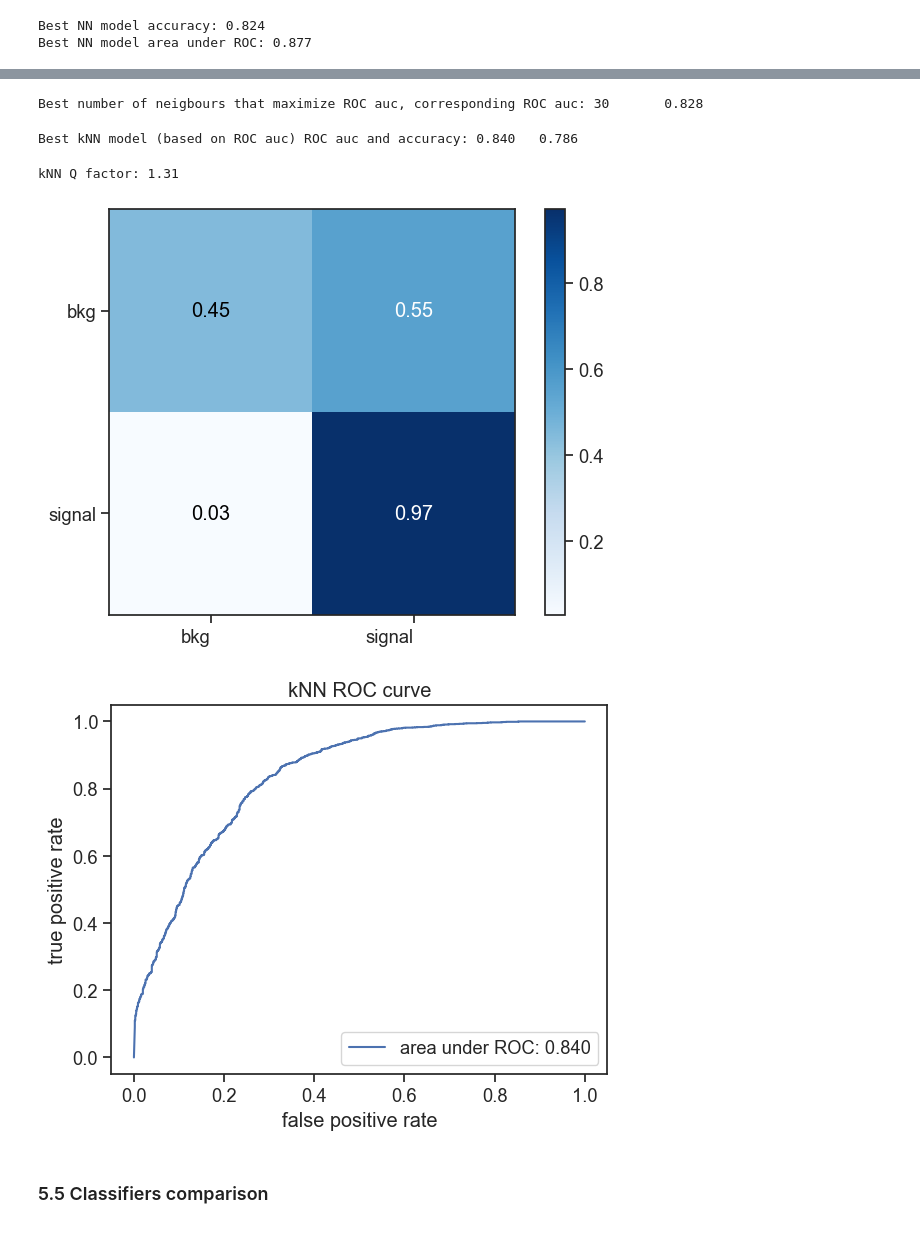
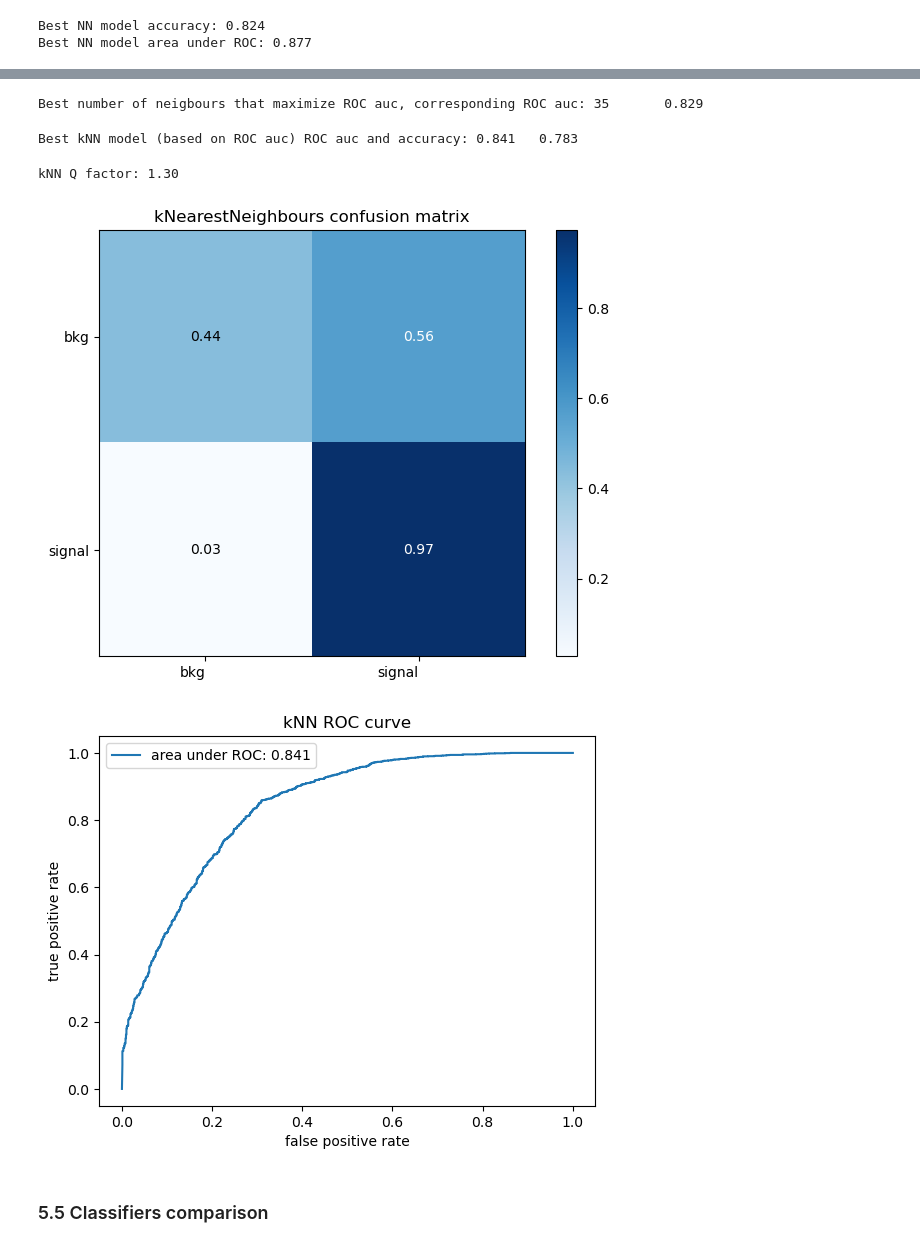
Before and after one commit to PhysicsOfData/LCP_projects_Y6, a Jupyter notebook: Project.ipynb, the cells around one changed output, grey strips where cells are left out. Drawn from its saved outputs; the diff is of its cells as text; code cells hidden in the pictures.

```diff
--- a/Project.ipynb
+++ b/Project.ipynb
@@ -381,7 +412,7 @@ for i in range(0, len(l_sig)):
     if i == 0:
         p_cumulative = 100 * np.sum(l_sorted_sig[0]) / np.sum(l_sorted_sig)
     else:
-        p_cumulative = 100 * np.sum(l_sorted_sig[0:i]) / np.sum(l_sorted_sig)
+        p_cumulative = 100 * np.sum(l_sorted_sig[0:i+1]) / np.sum(l_sorted_sig)
     p_single = 100 * np.sum(l_sorted_sig[i]) / np.sum(l_sorted_sig)
     perc_sig_cumulative.append(p_cumulative)
     perc_sig_single.append(p_single)
@@ -452,7 +483,7 @@ for i in range(0, len(l_sig)):
     if i == 0:
         p_cumulative = 100 * np.sum(l_sorted_bkg[0]) / np.sum(l_sorted_bkg)
     else:
-        p_cumulative = 100 * np.sum(l_sorted_bkg[0:i]) / np.sum(l_sorted_bkg)
+        p_cumulative = 100 * np.sum(l_sorted_bkg[0:i+1]) / np.sum(l_sorted_bkg)
     p_single = 100 * np.sum(l_sorted_bkg[i]) / np.sum(l_sorted_bkg)
     perc_bkg_cumulative.append(p_cumulative)
     perc_bkg_single.append(p_single)
@@ -983,7 +1036,7 @@ best_knn_roc_auc = 0
 # looping over kappas
 for k in kappas:
     knn = KNeighborsClassifier(n_neighbors=k, weights='distance', n_jobs=-1)
-    roc_cross_val = cross_val_score(knn, X_train_no_alpha, Y_train, cv=5, scoring='roc_auc').mean()
+    roc_cross_val = cross_val_score(knn, X_train_no_alpha, Y_train, cv=10, scoring='roc_auc').mean()
 
     if roc_cross_val > best_knn_roc_auc:
         best_knn_roc_auc = roc_cross_val
@@ -991,7 +1044,7 @@ for k in kappas:
 
 print(f'Best number of neigbours that maximize ROC auc, corresponding ROC auc: {best_knn[0]}\t{best_knn[1]:.3f}')
 # %% [output]
-Best number of neigbours that maximize ROC auc, corresponding ROC auc: 30       0.828
+Best number of neigbours that maximize ROC auc, corresponding ROC auc: 35       0.829
 # %%
 # best kNN based on maximizing ROC auc
 kNNauc = KNeighborsClassifier(n_neighbors=best_knn[0], weights='distance', n_jobs=-1)
@@ -1003,36 +1056,37 @@ kNNauc_acc = skm.accuracy_score(Y_test1, kNNauc_pred)
 kNNauc_auc = skm.roc_auc_score(Y_test1, kNNauc_prob[:,1])
 print(f'Best kNN model (based on ROC auc) ROC auc and accuracy: {kNNauc_auc:.3f}\t{kNNauc_acc:.3f}')
 # %% [output]
-Best kNN model (based on ROC auc) ROC auc and accuracy: 0.840   0.786
+Best kNN model (based on ROC auc) ROC auc and accuracy: 0.841   0.783
 # %%
 # confusion matrix
 labels, freqs = np.unique(Y_test1, return_counts=True)
 cm_kNN = skm.confusion_matrix(Y_test1, kNNauc_pred)
 cm_kNN = cm_kNN/freqs[:,None]
 betskNN_Q = cm_kNN[1][1]/np.sqrt(cm_kNN[0][1])
 print(f'kNN Q factor: {betskNN_Q:.2f}')
 
 fig = plt.figure()
 
 imkNN = plt.imshow(cm_kNN, cmap='Blues', interpolation='nearest')
 plt.xticks([0,1], ['bkg', 'signal'],ha="right",rotation=0)
 plt.yticks([0,1], ['bkg', 'signal'],ha="right",rotation=0)
 
 fmt = '.2f'
 
 thresh = cm_kNN.max() / 2.
 for i in range(cm_kNN.shape[0]):
     for j in range(cm_kNN.shape[1]):
         plt.text(j, i, format(cm_kNN[i, j], fmt),
         ha="center", va="center",
         color="white" if cm_kNN[i, j] > thresh else "black")
 
 fig.tight_layout()
 fig.colorbar(imkNN, location = 'right')
+plt.title('kNearestNeighbours confusion matrix')
 plt.show()
 # %% [output]
-kNN Q factor: 1.31
+kNN Q factor: 1.30
-[figure, old version]
+[figure, new version]
 # %%
 # plot ROC
 fpr_kNN, tpr_kNN, _ = skm.roc_curve(Y_test1, kNNauc_prob[:,1])
@@ -1047,6 +1101,6 @@ ax.set_title('kNN ROC curve')
 
 plt.show()
 # %% [output]
-[figure, old version]
+[figure, new version]
 # %% [markdown]
 ### 5.5 Classifiers comparison
```
Also changed, not shown: parts of 52 cells of this notebook.
